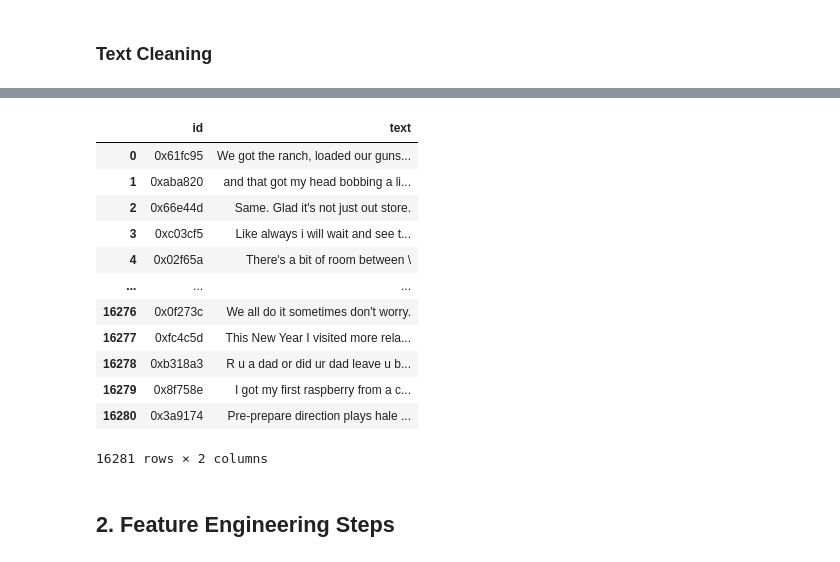
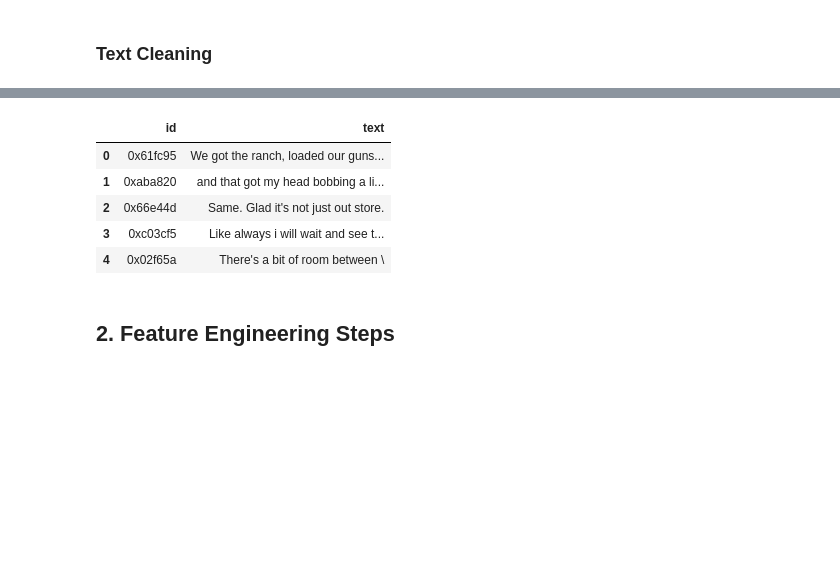
Before and after one commit to bbswei/DM2025-Lab2-Exercise, a Jupyter notebook: DM2025-Lab2-Homework.ipynb, the cells around one changed output, grey strips where cells are left out. Cells and saved outputs as stored; diff of their text form; code cells hidden in the pictures; blank space fills up the shorter version.

```diff
--- a/DM2025-Lab2-Homework.ipynb
+++ b/DM2025-Lab2-Homework.ipynb
@@ -164,19 +157,12 @@ train_df[5:]
 # %%
-test_df
+test_df.head()
 # %% [output]
 |  | id | text |
 | 0 | 0x61fc95 | We got the ranch, loaded our guns... |
 | 1 | 0xaba820 | and that got my head bobbing a li... |
 | 2 | 0x66e44d | Same. Glad it's not just out store. |
 | 3 | 0xc03cf5 | Like always i will wait and see t... |
 | 4 | 0x02f65a | There's a bit of room between \ |
-| ... | ... | ... |
-| 16276 | 0x0f273c | We all do it sometimes don't worry. |
-| 16277 | 0xfc4c5d | This New Year I visited more rela... |
-| 16278 | 0xb318a3 | R u a dad or did ur dad leave u b... |
-| 16279 | 0x8f758e | I got my first raspberry from a c... |
-| 16280 | 0x3a9174 | Pre-prepare direction plays hale ... |
-16281 rows × 2 columns
 # %% [markdown]
 ## 2. Feature Engineering Steps
 # %% [markdown]
```
Also changed, not shown: parts of 2 cells of this notebook.
